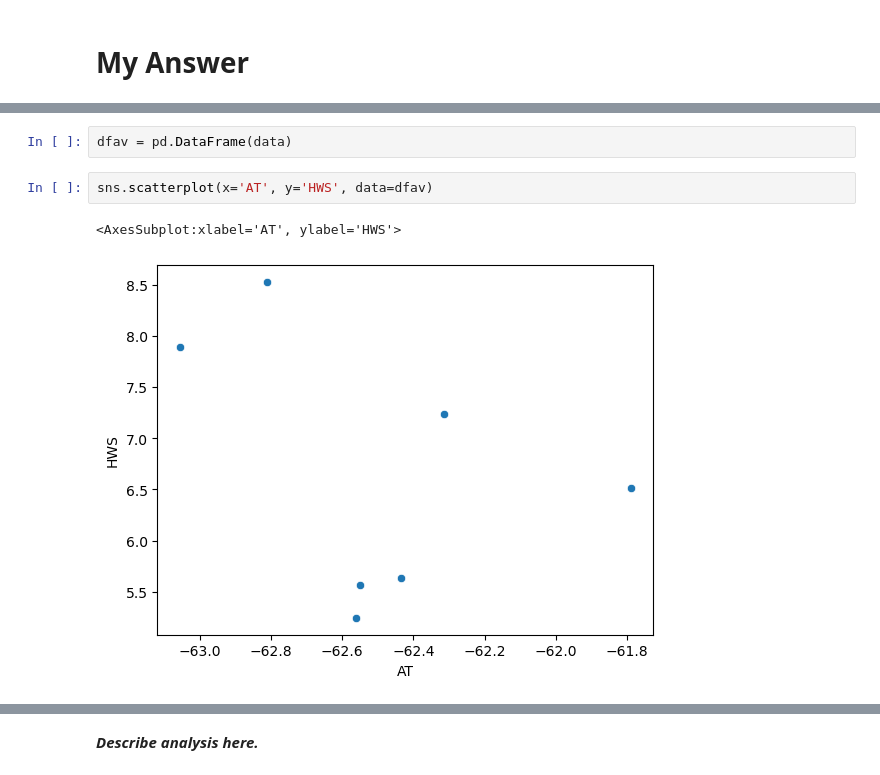
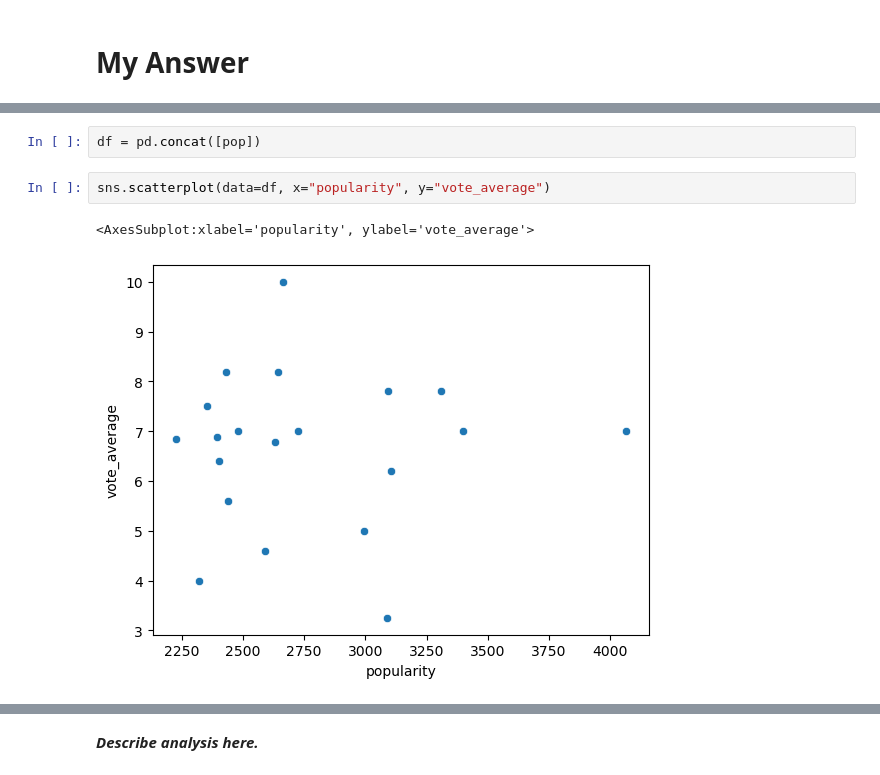
Before and after one commit to applepot437/ai, a Jupyter notebook: sem 1/unit 2 final/Unit+2+-+Final+Project+Template.ipynb, the cells around one changed output, grey strips where cells are left out. Cells and saved outputs as stored; diff of their text form.

```diff
--- a/sem 1/unit 2 final/Unit+2+-+Final+Project+Template.ipynb
+++ b/sem 1/unit 2 final/Unit+2+-+Final+Project+Template.ipynb
@@ -114,7 +47,7 @@ for idx in range(len(at_hws_data)):
-# %%
-dfav = pd.DataFrame(data)
+# %%
+df = pd.concat([pop])
 # %%
-sns.scatterplot(x='AT', y='HWS', data=dfav)
+sns.scatterplot(data=df, x="popularity", y="vote_average")
 # %% [output]
-<AxesSubplot:xlabel='AT', ylabel='HWS'>
+<AxesSubplot:xlabel='popularity', ylabel='vote_average'>
-[figure, old version]
+[figure, new version]
```
Also changed, not shown: parts of 18 cells of this notebook, 1 other file.
